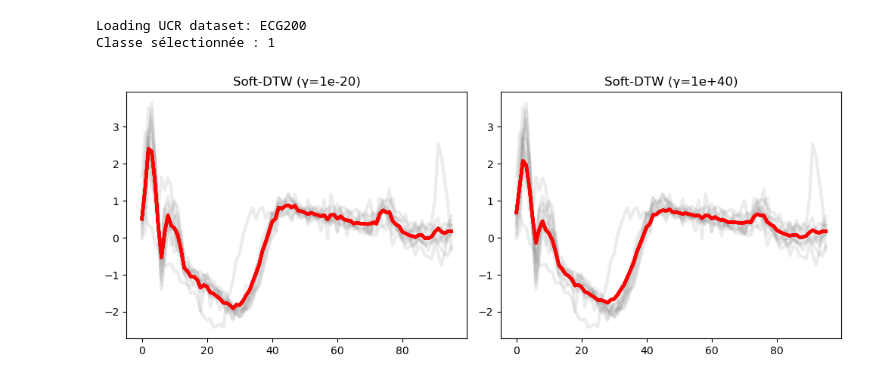
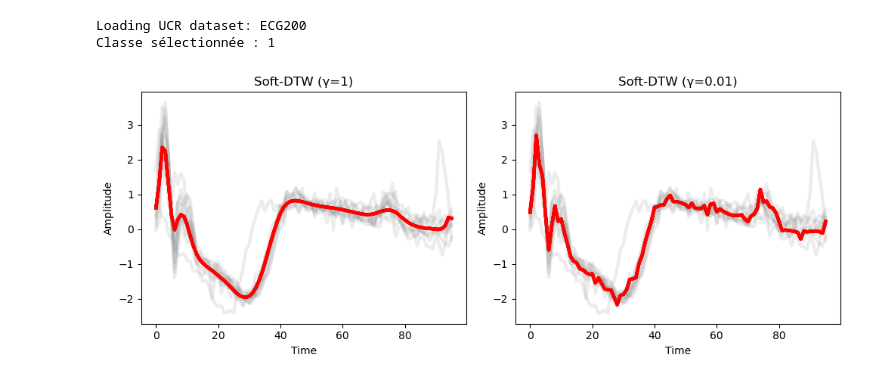
Before and after one commit to luckyman94/SoftDTW, a Jupyter notebook: notebooks/barycenter.ipynb, the cells around one changed output. Drawn from its saved outputs; the diff is of its cells as text; code cells hidden in the pictures.

```diff
--- a/notebooks/barycenter.ipynb
+++ b/notebooks/barycenter.ipynb
@@ -22,16 +20,20 @@ Classe sélectionnée : 1
 # %%
 barycenter_init = np.mean(X_subset, axis=0)
 plt.figure(figsize=(15, 4))
-gammas = [1e-20, 1e40]
+gammas = [1, 0.01]
 for i, gamma in enumerate(gammas, start=1):
     ax = plt.subplot(1, 3, i)
     for x in X_subset:
         ax.plot(x.ravel(), c="gray", linewidth=3, alpha=0.15)
         Z = softdtw_barycenter(X_subset, barycenter_init, gamma=gamma)
         ax.plot(Z.ravel(), c="red", linewidth=3, alpha=0.8)
         ax.set_title(f"Soft-DTW (γ={gamma})")
+        ax.set_xlabel("Time")
+        ax.set_ylabel("Amplitude")
+
+
 
     plt.tight_layout()
 plt.show()
 # %% [output]
-[figure, old version]
+[figure, new version]
```
Also changed, not shown: parts of 1 cell of this notebook, 3 other files.
